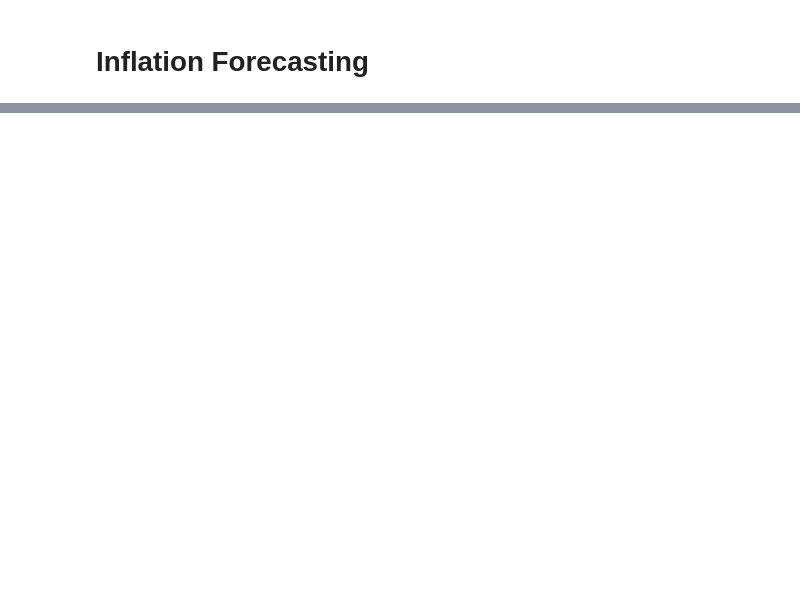
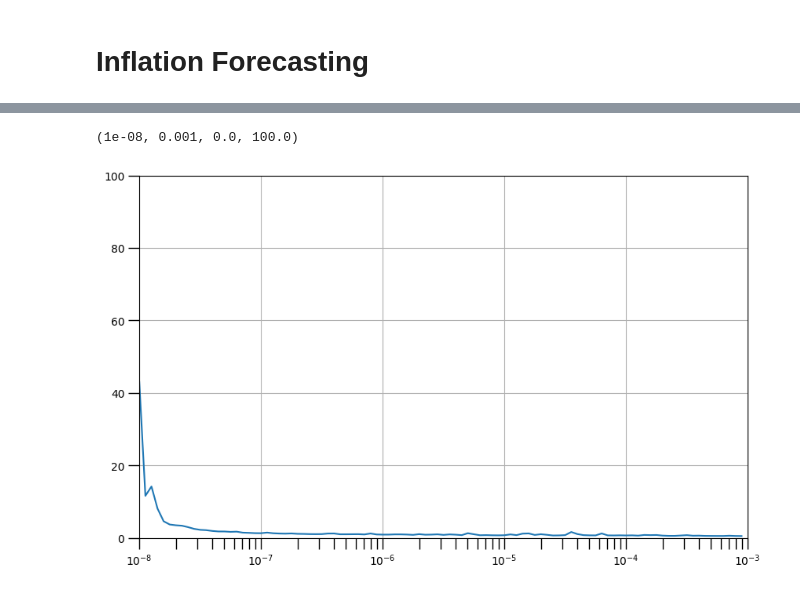
Before and after one commit to farisznafis/bangkit-financify, a Jupyter notebook: ML/z/tesz.ipynb, the cells around one changed output, grey strips where cells are left out. Drawn from its saved outputs; the diff is of its cells as text; code cells hidden in the pictures; blank space fills up the shorter version.

```diff
--- a/ML/z/tesz.ipynb
+++ b/ML/z/tesz.ipynb
@@ -59,0 +144,8 @@ ValueError: value_name (Inflation) cannot match an element in the DataFrame colu
+# %%
+# parameters for the windowed dataset
+window_size = 30
+batch_size = 32
+shuffle_buffer_size = 1000
+
+# Create the windowed dataset
+train_set = windowed_dataset(x_train, window_size, batch_size, shuffle_buffer_size)
@@ -59,0 +191,13 @@ ValueError: value_name (Inflation) cannot match an element in the DataFrame colu
+# %%
+# Set the learning rate scheduler
+lr_schedule = tf.keras.callbacks.LearningRateScheduler(
+    lambda epoch: 1e-8 * 10**(epoch / 20))
+
+# Initialize the optimizer
+optimizer = tf.keras.optimizers.SGD(momentum=0.9)
+
+# Set the training parameters
+model.compile(loss=tf.keras.losses.Huber(), optimizer=optimizer)
+
+# Train the model
+history = model.fit(train_set, epochs=70, callbacks=[lr_schedule])
@@ -59,0 +222,21 @@ ValueError: value_name (Inflation) cannot match an element in the DataFrame colu
+# %%
+# Define the learning rate array
+lrs = 1e-8 * (10 ** (np.arange(100) / 20))
+
+# Set the figure size
+plt.figure(figsize=(10, 6))
+
+# Set the grid
+plt.grid(True)
+
+# Plot the loss in log scale
+plt.semilogx(lrs, history.history["loss"])
+
+# Increase the tickmarks size
+plt.tick_params('both', length=10, width=1, which='both')
+
+# Set the plot boundaries
+plt.axis([1e-8, 1e-3, 0, 100])
+# %% [output]
+(1e-08, 0.001, 0.0, 100.0)
+[figure, added]
```
Also changed, not shown: parts of 19 cells of this notebook, 3 other files.
